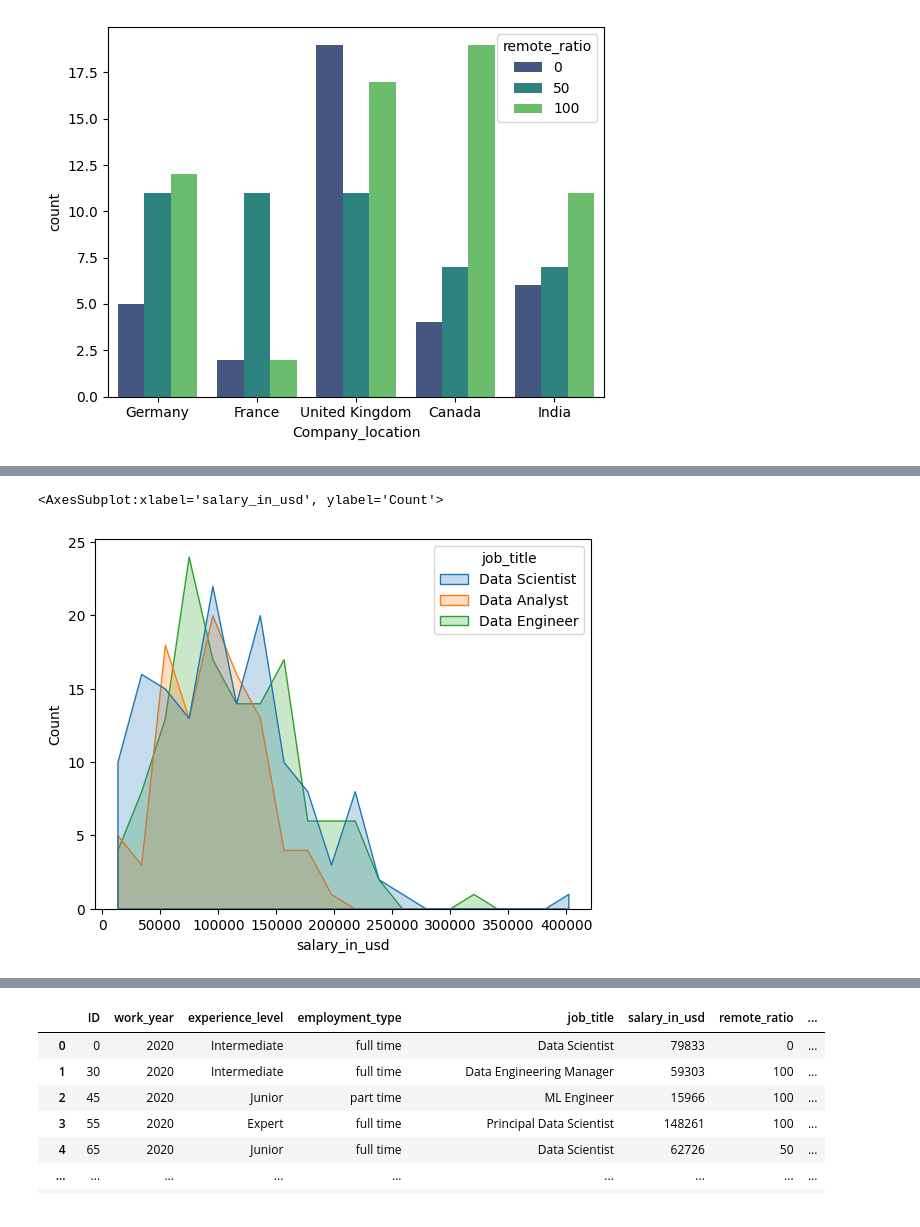
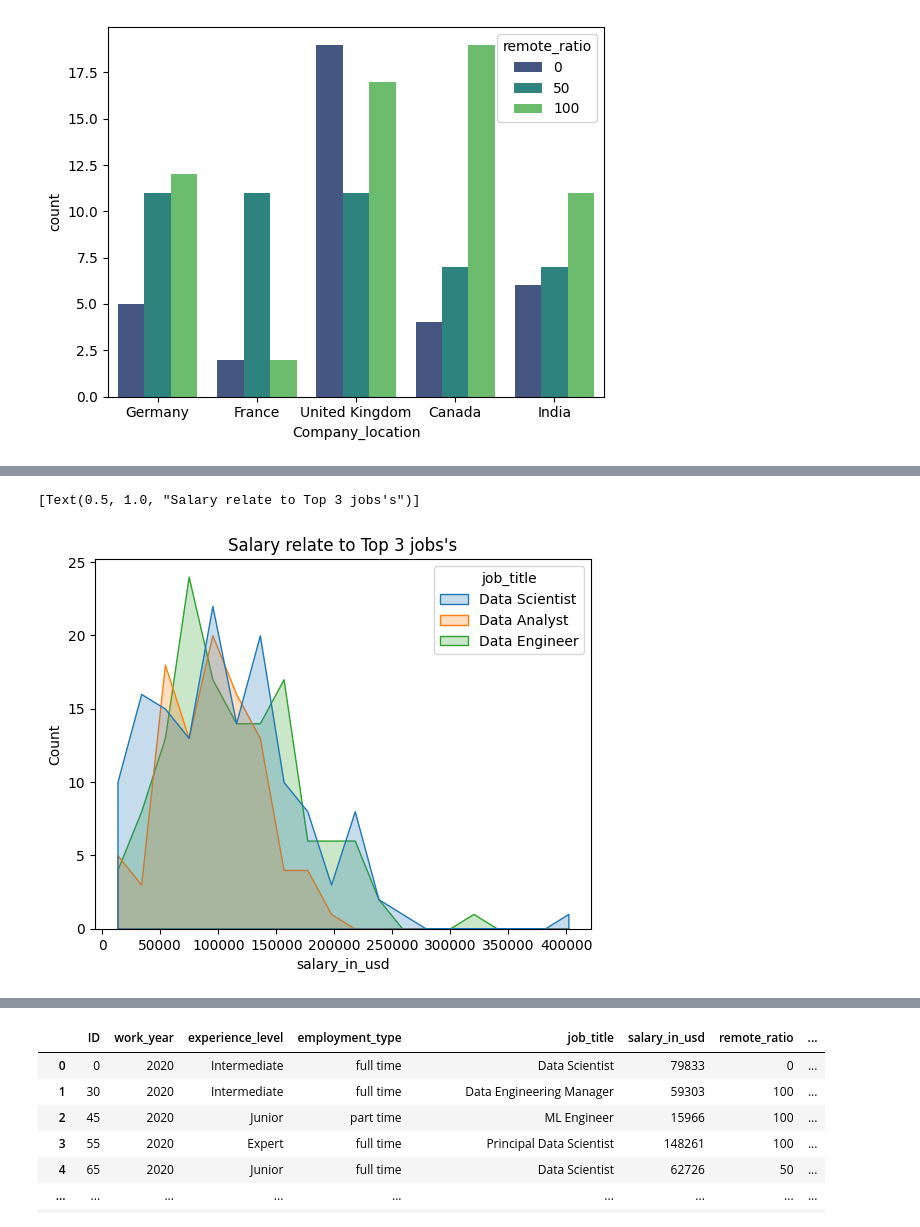
Before and after one commit to TristanLeMoyec/Salaires_EDA, a Jupyter notebook: EDA_salary.ipynb, the cells around one changed output, grey strips where cells are left out. Saved outputs shown, nothing was run; the diff lists cells and outputs as text; code cells hidden in the pictures.

```diff
--- a/EDA_salary.ipynb
+++ b/EDA_salary.ipynb
@@ -242,8 +240,8 @@ sns.barplot(data=df_top3, x="job_title", y="salary_in_usd", hue="experience_leve
 # %%
 # Salaires en fonction du top 3 métiers
-sns.histplot(data=df_top3, x="salary_in_usd", hue="job_title", element="poly")
+sns.histplot(data=df_top3, x="salary_in_usd", hue="job_title", element="poly").set(title="Salary relate to Top 3 jobs's")
 # %% [output]
-<AxesSubplot:xlabel='salary_in_usd', ylabel='Count'>
+[Text(0.5, 1.0, "Salary relate to Top 3 jobs's")]
-[figure, old version]
+[figure, new version]
 # %%
 salary by experience_level(job_title)
```
Also changed, not shown: parts of 16 cells of this notebook.
